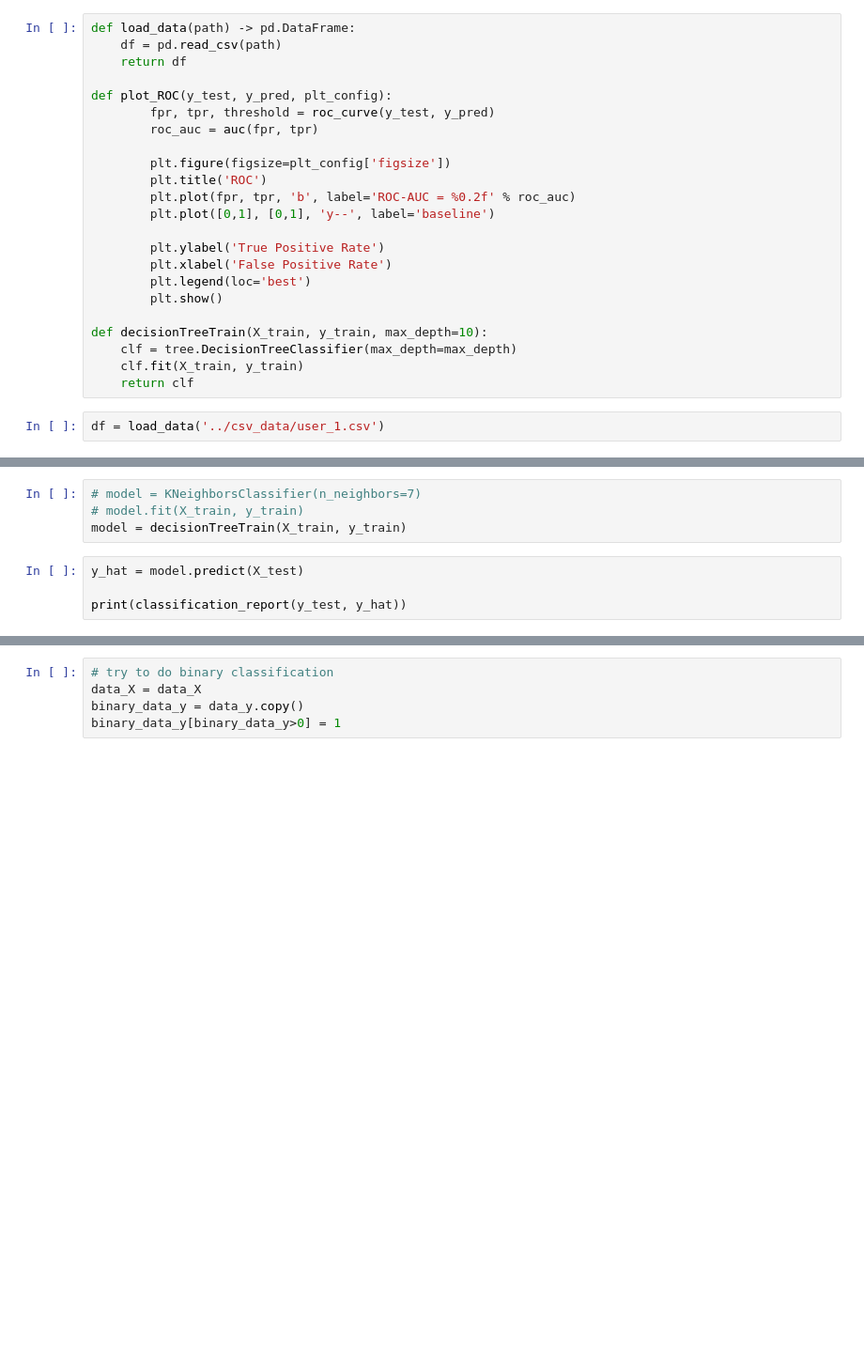
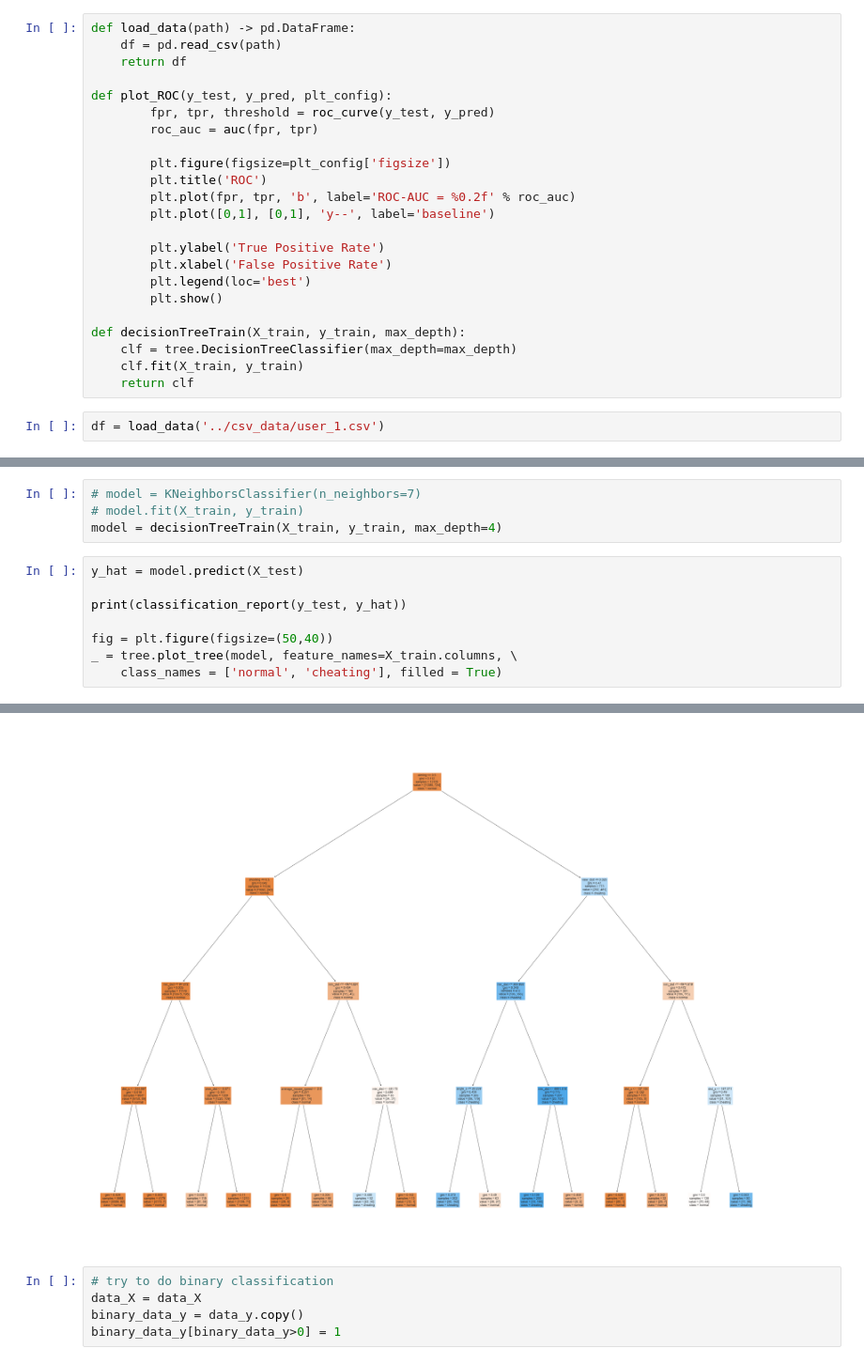
Before and after one commit to Kris2Wu/ACD, a Jupyter notebook: model_training_detection/model_training_testing.ipynb, the cells around one changed output, grey strips where cells are left out. Shown: that part at 94% size. Drawn from its saved outputs; the diff is of its cells as text; blank space fills up the shorter version.

```diff
--- a/model_training_detection/model_training_testing.ipynb
+++ b/model_training_detection/model_training_testing.ipynb
@@ -36,7 +42,7 @@ def plot_ROC(y_test, y_pred, plt_config):
         plt.legend(loc='best')
         plt.show()
 
-def decisionTreeTrain(X_train, y_train, max_depth=10):
+def decisionTreeTrain(X_train, y_train, max_depth):
     clf = tree.DecisionTreeClassifier(max_depth=max_depth)
     clf.fit(X_train, y_train)
     return clf
@@ -72,11 +111,15 @@ X_train, X_test, y_train, y_test = train_test_split(data_X, data_y, test_size=0.
 # %%
 # model = KNeighborsClassifier(n_neighbors=7)
 # model.fit(X_train, y_train)
-model = decisionTreeTrain(X_train, y_train)
+model = decisionTreeTrain(X_train, y_train, max_depth=4)
 # %%
 y_hat = model.predict(X_test)
 
 print(classification_report(y_test, y_hat))
+
+fig = plt.figure(figsize=(50,40))
+_ = tree.plot_tree(model, feature_names=X_train.columns, \
+    class_names = ['normal', 'cheating'], filled = True)
 # %% [output]
               precision    recall  f1-score   support
 
@@ -89,3 +132,4 @@ weighted avg       0.96      0.96      0.96       837
+[figure, added]
 # %%
 # try to do binary classification
 data_X = data_X
```
Also changed, not shown: parts of 12 cells of this notebook, 3 other files.
